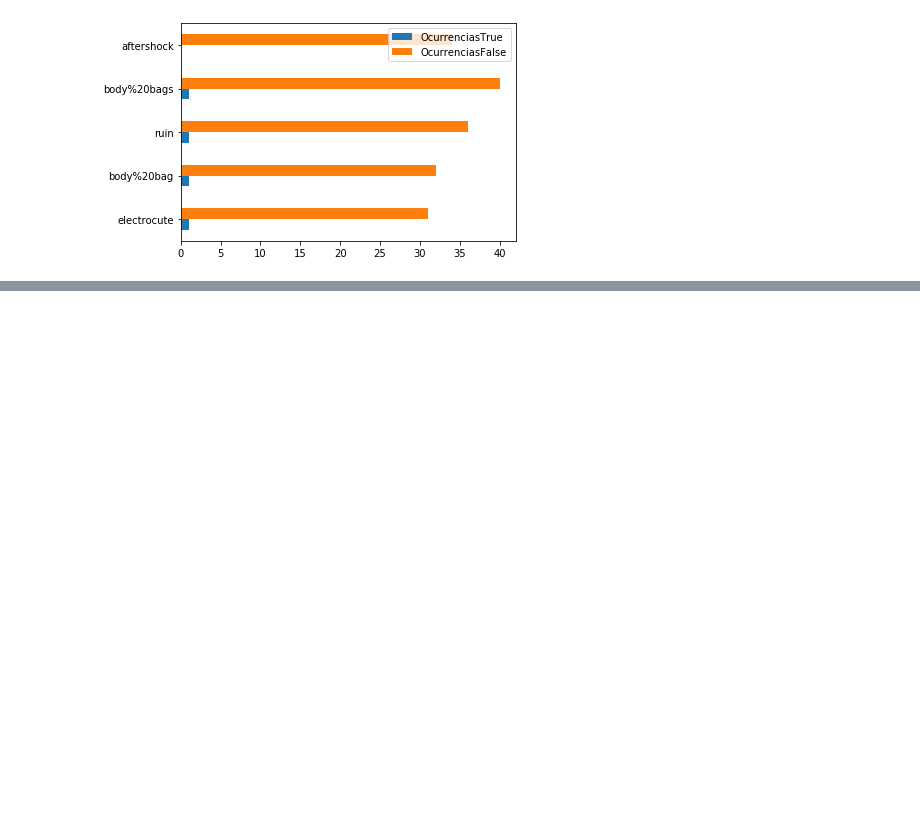
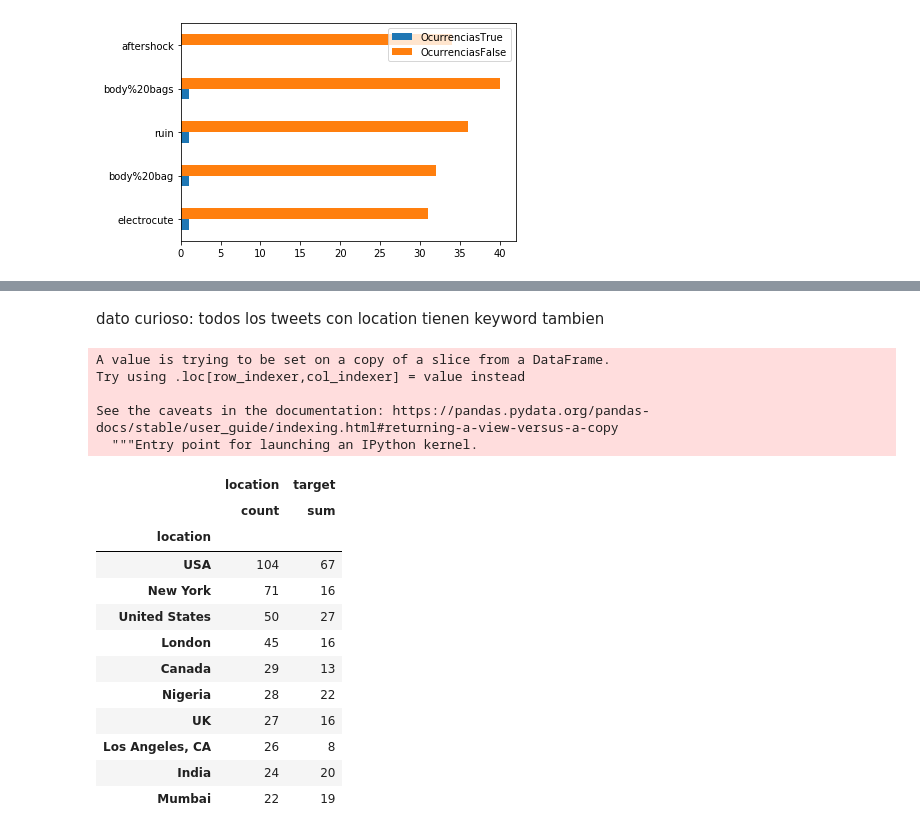
Before and after one commit to NicoGarofalo/TPDatos, a Jupyter notebook: TP1.ipynb, the cells around one changed output, grey strips where cells are left out. Saved outputs shown, nothing was run; the diff lists cells and outputs as text; code cells hidden in the pictures; blank space fills up the shorter version.

```diff
--- a/TP1.ipynb
+++ b/TP1.ipynb
@@ -300,0 +303,3 @@ ax = df.plot.barh()
+# %%
+tweets_with_location = df_tweets.loc[df_tweets['location'].notnull()]
+tweets_with_location.head()
@@ -300,0 +313,29 @@ ax = df.plot.barh()
+# %% [markdown]
+dato curioso: todos los tweets con location tienen keyword tambien
+# %%
+#casteo target de bool a int para poder sumarlo
+tweets_with_location['target'] = tweets_with_location['target'].astype(int)
+# %% [output]
+A value is trying to be set on a copy of a slice from a DataFrame.
+Try using .loc[row_indexer,col_indexer] = value instead
+
+See the caveats in the documentation: https://pandas.pydata.org/pandas-docs/stable/user_guide/indexing.html#returning-a-view-versus-a-copy
+  """Entry point for launching an IPython kernel.
+# %%
+#agrupo los tweets por location
+grouped_by_location = tweets_with_location.groupby(['location']).agg({'location':['count'], 'target':['sum'] })
+grouped_by_location.sort_values(('location', 'count'), ascending = False).head(10)
+# %% [output]
+|  | location | target |
+|  | count | sum |
+| location |  |  |
+| USA | 104 | 67 |
+| New York | 71 | 16 |
+| United States | 50 | 27 |
+| London | 45 | 16 |
+| Canada | 29 | 13 |
+| Nigeria | 28 | 22 |
+| UK | 27 | 16 |
+| Los Angeles, CA | 26 | 8 |
+| India | 24 | 20 |
+| Mumbai | 22 | 19 |
```
Also changed, not shown: parts of 15 cells of this notebook.
